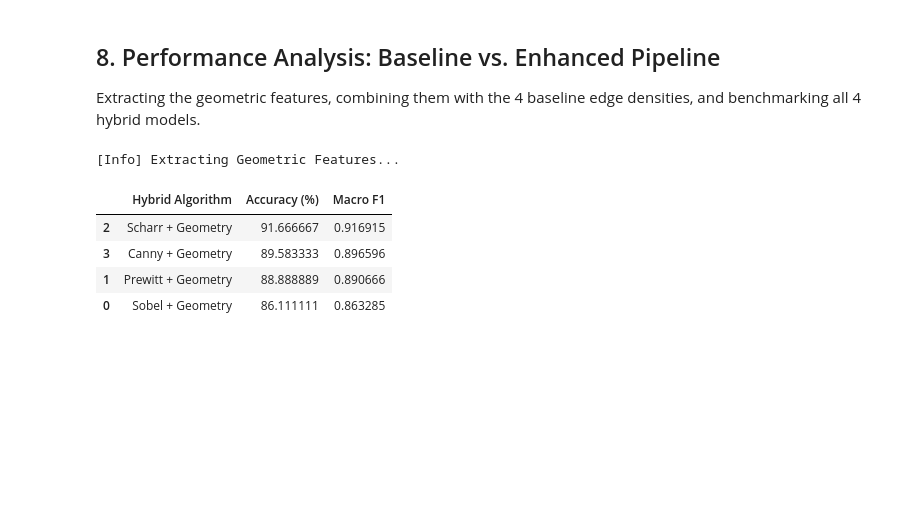
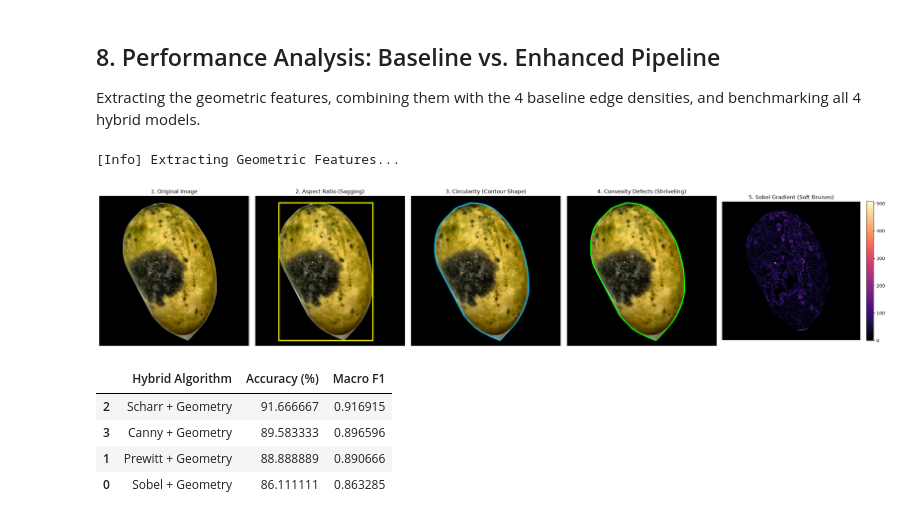
Before and after one commit to ChamHerman/mango-ripeness-grading, a Jupyter notebook: notebooks/edge_detection_wk.ipynb, the cells around one changed output. Cells and saved outputs as stored; diff of their text form; code cells hidden in the pictures; blank space fills up the shorter version.

```diff
--- a/notebooks/edge_detection_wk.ipynb
+++ b/notebooks/edge_detection_wk.ipynb
@@ -349,6 +376,76 @@ df_enh = pd.merge(df_base, df_geom, on=['filename', 'class', 'split'])
 df_enh.to_csv(os.path.join(OUTPUT_DIR, 'enhanced_geometry_features.csv'), index=False)
 # %% [output]
 [Info] Extracting Geometric Features...
+# %%
+# Grab an overripe mango
+sample_path = glob.glob(os.path.join(DATASET_ROOT, 'train', 'overripe', '*.*'))[0]
+img_bgr = cv2.imread(sample_path)
+gray, original_mask, interior_mask = get_preprocessing_masks(img_bgr)
+
+# Get Contour
+contours, _ = cv2.findContours(original_mask, cv2.RETR_EXTERNAL, cv2.CHAIN_APPROX_SIMPLE)
+c = max(contours, key=cv2.contourArea)
+
+# Setup canvases
+img_aspect = cv2.cvtColor(img_bgr.copy(), cv2.COLOR_BGR2RGB)
+img_circularity = cv2.cvtColor(img_bgr.copy(), cv2.COLOR_BGR2RGB)
+img_defects = cv2.cvtColor(img_bgr.copy(), cv2.COLOR_BGR2RGB)
+
+# 1. Aspect Ratio
+x, y, w, h = cv2.boundingRect(c)
+cv2.rectangle(img_aspect, (x, y), (x + w, y + h), (255, 255, 0), 4)
+
+# 2. Circularity
+cv2.drawContours(img_circularity, [c], -1, (0, 191, 255), 4)
+
+# 3. Convexity Defects
+hull = cv2.convexHull(c, returnPoints=False)
+hull_points = cv2.convexHull(c, returnPoints=True)
+cv2.drawContours(img_defects, [hull_points], -1, (0, 255, 0), 3)
+
+defects = cv2.convexityDefects(c, hull)
+if defects is not None:
+    for i in range(defects.shape[0]):
+        s, e, f, d = defects[i].flatten()
+        farthest_point = tuple(c[f][0])
+        depth = d / 256.0
+        if depth > 3:
+            cv2.circle(img_defects, farthest_point, 20, (255, 0, 0), -1)
+
+# 4. Sobel Gradient Heatmap
+sobelx = cv2.Sobel(gray, cv2.CV_64F, 1, 0, ksize=3)
+sobely = cv2.Sobel(gray, cv2.CV_64F, 0, 1, ksize=3)
+sobel_mag = np.sqrt(sobelx**2 + sobely**2)
+sobel_mag_masked = cv2.bitwise_and(sobel_mag, sobel_mag, mask=interior_mask)
+
+# --- PLOT EVERYTHING ---
+fig, axes = plt.subplots(1, 5, figsize=(25, 5))
+
+axes[0].imshow(cv2.cvtColor(img_bgr, cv2.COLOR_BGR2RGB))
+axes[0].set_title("1. Original Image")
+axes[0].axis('off')
+
+axes[1].imshow(img_aspect)
+axes[1].set_title("2. Aspect Ratio (Sagging)")
+axes[1].axis('off')
+
+axes[2].imshow(img_circularity)
+axes[2].set_title("3. Circularity (Contour Shape)")
+axes[2].axis('off')
+
+axes[3].imshow(img_defects)
+axes[3].set_title("4. Convexity Defects (Shriveling)")
+axes[3].axis('off')
+
+im = axes[4].imshow(sobel_mag_masked, cmap='magma')
+axes[4].set_title("5. Sobel Gradient (Soft Bruises)")
+axes[4].axis('off')
+plt.colorbar(im, ax=axes[4], fraction=0.046, pad=0.04)
+
+plt.tight_layout()
+plt.show()
+# %% [output]
+[figure, added]
 # %%
 # Benchmark the 4 Hybrid Models
 geom_cols = ['circularity', 'aspect_ratio', 'convexity_defects', 'avg_sobel_gradient']
```
Also changed, not shown: parts of 2 cells of this notebook, 1 other file.
